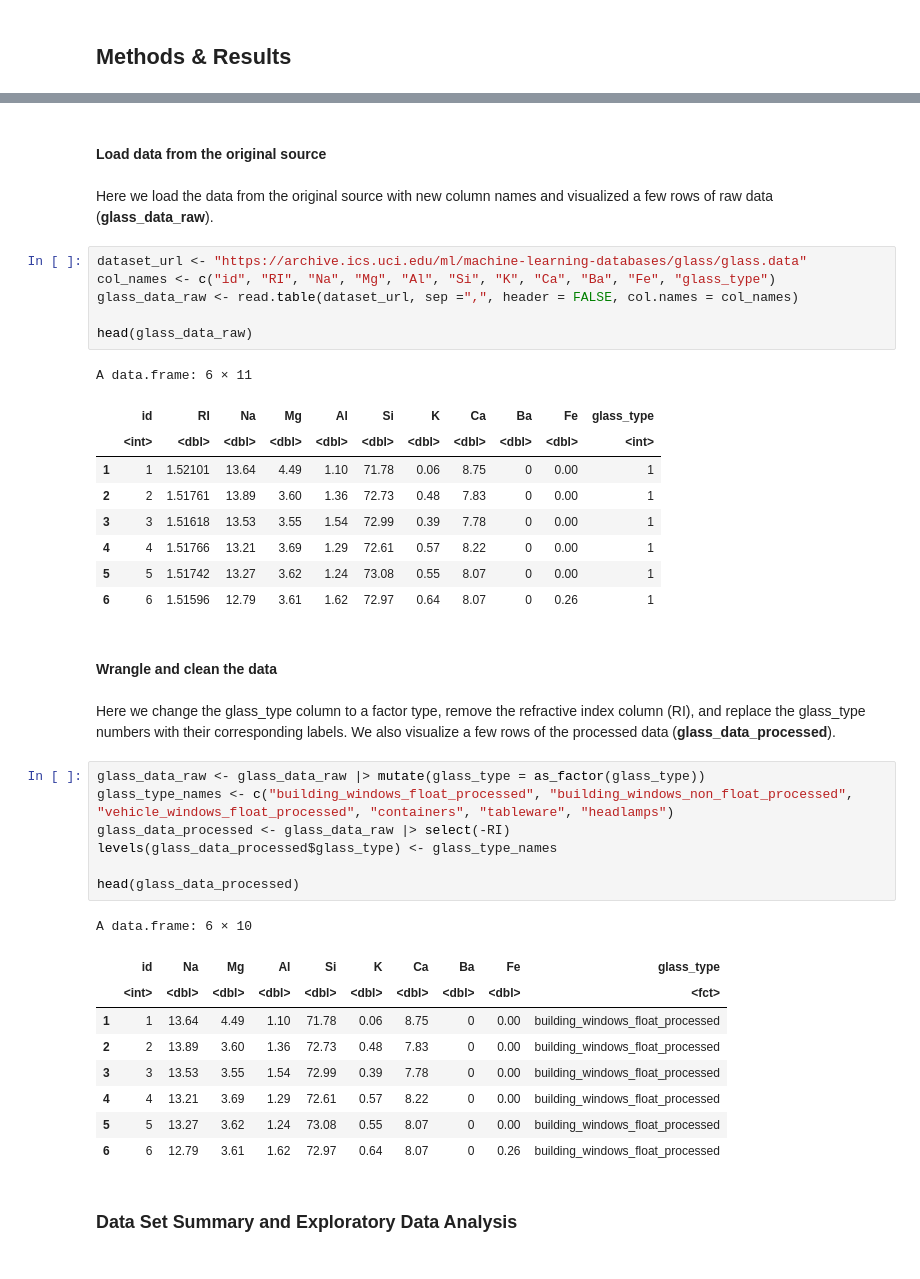
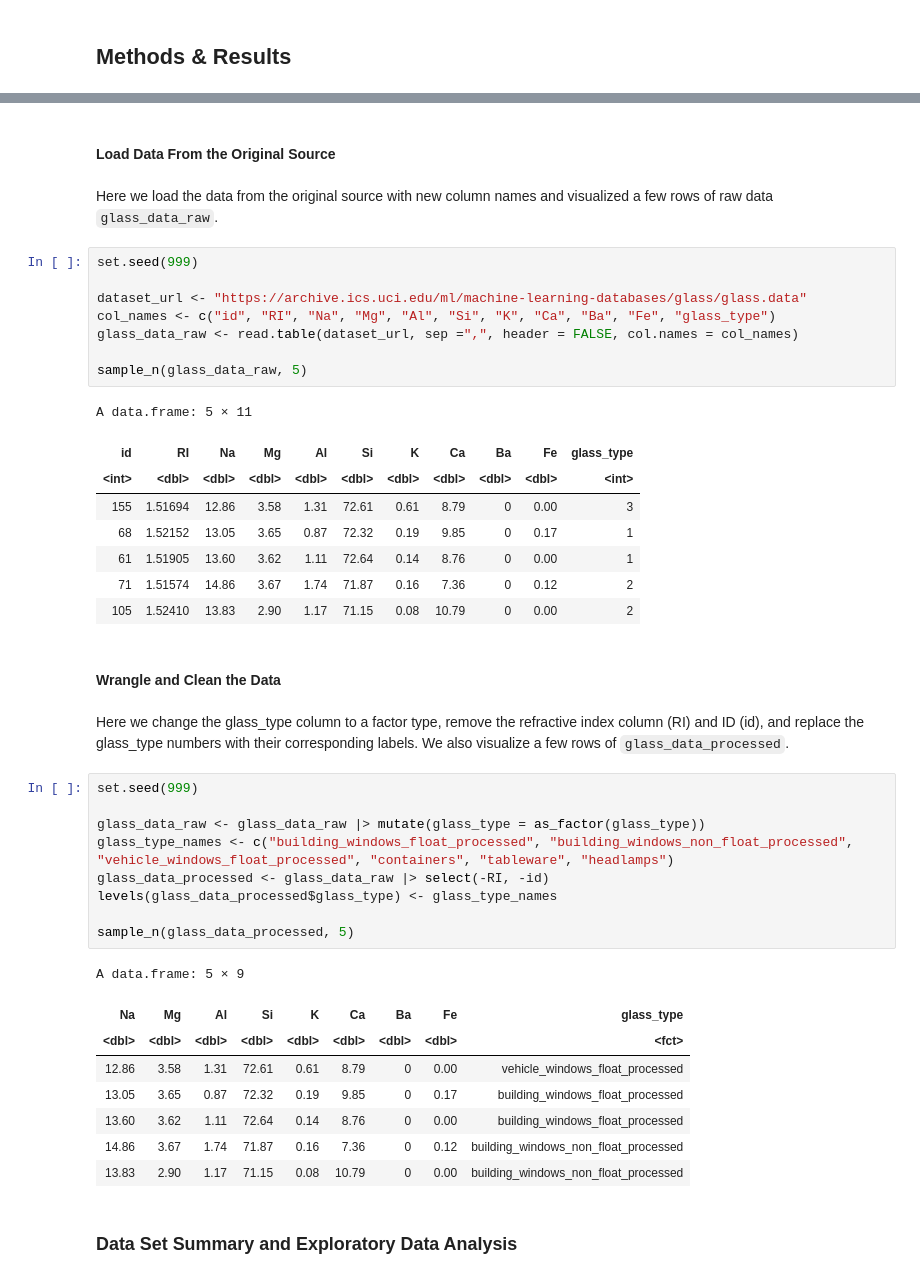
Before and after one commit to omairqazi29/DSCI100, a Jupyter notebook: Report.ipynb, the cells around one changed output, grey strips where cells are left out. Cells and saved outputs as stored; diff of their text form.

```diff
--- a/Report.ipynb
+++ b/Report.ipynb
@@ -63,46 +63,48 @@ Updating HTML index of packages in '.Library'
 Making 'packages.html' ...
  done
 # %% [markdown]
-#### Load data from the original source
+#### Load Data From the Original Source
 # %% [markdown]
-Here we load the data from the original source with new column names and visualized a few rows of raw data (**glass_data_raw**).
+Here we load the data from the original source with new column names and visualized a few rows of raw data `glass_data_raw`.
 # %%
+set.seed(999)
+
 dataset_url <- "https://archive.ics.uci.edu/ml/machine-learning-databases/glass/glass.data"
 col_names <- c("id", "RI", "Na", "Mg", "Al", "Si", "K", "Ca", "Ba", "Fe", "glass_type")
 glass_data_raw <- read.table(dataset_url, sep =",", header = FALSE, col.names = col_names)
 
-head(glass_data_raw)
+sample_n(glass_data_raw, 5)
 # %% [output]
-A data.frame: 6 × 11
+A data.frame: 5 × 11
-|  | id | RI | Na | Mg | Al | Si | K | Ca | Ba | Fe | glass_type |
-|  | <int> | <dbl> | <dbl> | <dbl> | <dbl> | <dbl> | <dbl> | <dbl> | <dbl> | <dbl> | <int> |
-| 1 | 1 | 1.52101 | 13.64 | 4.49 | 1.10 | 71.78 | 0.06 | 8.75 | 0 | 0.00 | 1 |
-| 2 | 2 | 1.51761 | 13.89 | 3.60 | 1.36 | 72.73 | 0.48 | 7.83 | 0 | 0.00 | 1 |
-| 3 | 3 | 1.51618 | 13.53 | 3.55 | 1.54 | 72.99 | 0.39 | 7.78 | 0 | 0.00 | 1 |
-| 4 | 4 | 1.51766 | 13.21 | 3.69 | 1.29 | 72.61 | 0.57 | 8.22 | 0 | 0.00 | 1 |
-| 5 | 5 | 1.51742 | 13.27 | 3.62 | 1.24 | 73.08 | 0.55 | 8.07 | 0 | 0.00 | 1 |
-| 6 | 6 | 1.51596 | 12.79 | 3.61 | 1.62 | 72.97 | 0.64 | 8.07 | 0 | 0.26 | 1 |
+| id | RI | Na | Mg | Al | Si | K | Ca | Ba | Fe | glass_type |
+| <int> | <dbl> | <dbl> | <dbl> | <dbl> | <dbl> | <dbl> | <dbl> | <dbl> | <dbl> | <int> |
+| 155 | 1.51694 | 12.86 | 3.58 | 1.31 | 72.61 | 0.61 | 8.79 | 0 | 0.00 | 3 |
+| 68 | 1.52152 | 13.05 | 3.65 | 0.87 | 72.32 | 0.19 | 9.85 | 0 | 0.17 | 1 |
+| 61 | 1.51905 | 13.60 | 3.62 | 1.11 | 72.64 | 0.14 | 8.76 | 0 | 0.00 | 1 |
+| 71 | 1.51574 | 14.86 | 3.67 | 1.74 | 71.87 | 0.16 | 7.36 | 0 | 0.12 | 2 |
+| 105 | 1.52410 | 13.83 | 2.90 | 1.17 | 71.15 | 0.08 | 10.79 | 0 | 0.00 | 2 |
 # %% [markdown]
-#### Wrangle and clean the data
+#### Wrangle and Clean the Data
 # %% [markdown]
-Here we change the glass_type column to a factor type, remove the refractive index column (RI), and replace the glass_type numbers with their corresponding labels. We also visualize a few rows of the processed data (**glass_data_processed**).
+Here we change the glass_type column to a factor type, remove the refractive index column (RI) and ID (id), and replace the glass_type numbers with their corresponding labels. We also visualize a few rows of `glass_data_processed`.
 # %%
+set.seed(999)
+
 glass_data_raw <- glass_data_raw |> mutate(glass_type = as_factor(glass_type))
 glass_type_names <- c("building_windows_float_processed", "building_windows_non_float_processed", "vehicle_windows_float_processed", "containers", "tableware", "headlamps")
-glass_data_processed <- glass_data_raw |> select(-RI)
+glass_data_processed <- glass_data_raw |> select(-RI, -id)
 levels(glass_data_processed$glass_type) <- glass_type_names
 
-head(glass_data_processed)
+sample_n(glass_data_processed, 5)
 # %% [output]
-A data.frame: 6 × 10
+A data.frame: 5 × 9
-|  | id | Na | Mg | Al | Si | K | Ca | Ba | Fe | glass_type |
-|  | <int> | <dbl> | <dbl> | <dbl> | <dbl> | <dbl> | <dbl> | <dbl> | <dbl> | <fct> |
-| 1 | 1 | 13.64 | 4.49 | 1.10 | 71.78 | 0.06 | 8.75 | 0 | 0.00 | building_windows_float_processed |
-| 2 | 2 | 13.89 | 3.60 | 1.36 | 72.73 | 0.48 | 7.83 | 0 | 0.00 | building_windows_float_processed |
-| 3 | 3 | 13.53 | 3.55 | 1.54 | 72.99 | 0.39 | 7.78 | 0 | 0.00 | building_windows_float_processed |
-| 4 | 4 | 13.21 | 3.69 | 1.29 | 72.61 | 0.57 | 8.22 | 0 | 0.00 | building_windows_float_processed |
-| 5 | 5 | 13.27 | 3.62 | 1.24 | 73.08 | 0.55 | 8.07 | 0 | 0.00 | building_windows_float_processed |
-| 6 | 6 | 12.79 | 3.61 | 1.62 | 72.97 | 0.64 | 8.07 | 0 | 0.26 | building_windows_float_processed |
+| Na | Mg | Al | Si | K | Ca | Ba | Fe | glass_type |
+| <dbl> | <dbl> | <dbl> | <dbl> | <dbl> | <dbl> | <dbl> | <dbl> | <fct> |
+| 12.86 | 3.58 | 1.31 | 72.61 | 0.61 | 8.79 | 0 | 0.00 | vehicle_windows_float_processed |
+| 13.05 | 3.65 | 0.87 | 72.32 | 0.19 | 9.85 | 0 | 0.17 | building_windows_float_processed |
+| 13.60 | 3.62 | 1.11 | 72.64 | 0.14 | 8.76 | 0 | 0.00 | building_windows_float_processed |
+| 14.86 | 3.67 | 1.74 | 71.87 | 0.16 | 7.36 | 0 | 0.12 | building_windows_non_float_processed |
+| 13.83 | 2.90 | 1.17 | 71.15 | 0.08 | 10.79 | 0 | 0.00 | building_windows_non_float_processed |
 # %% [markdown]
 ### Data Set Summary and Exploratory Data Analysis
 # %% [markdown]
```
Also changed, not shown: parts of 16 cells of this notebook.
